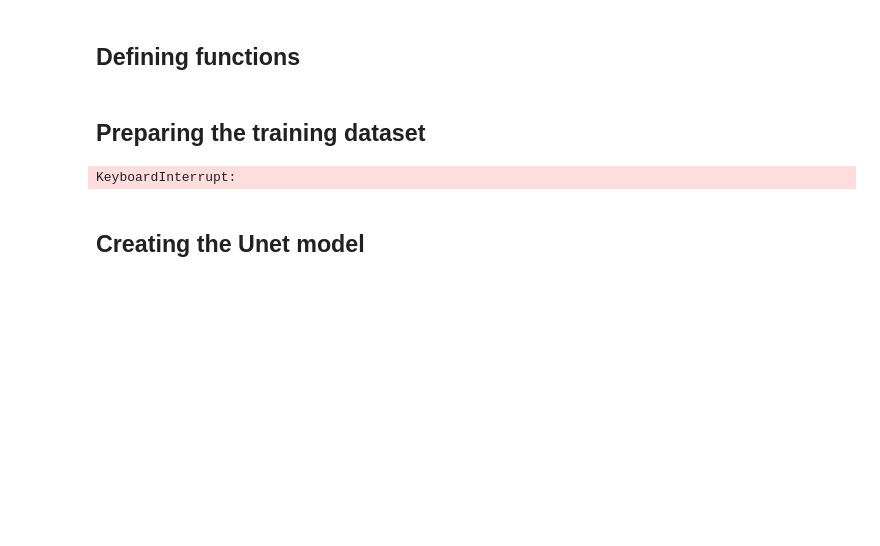
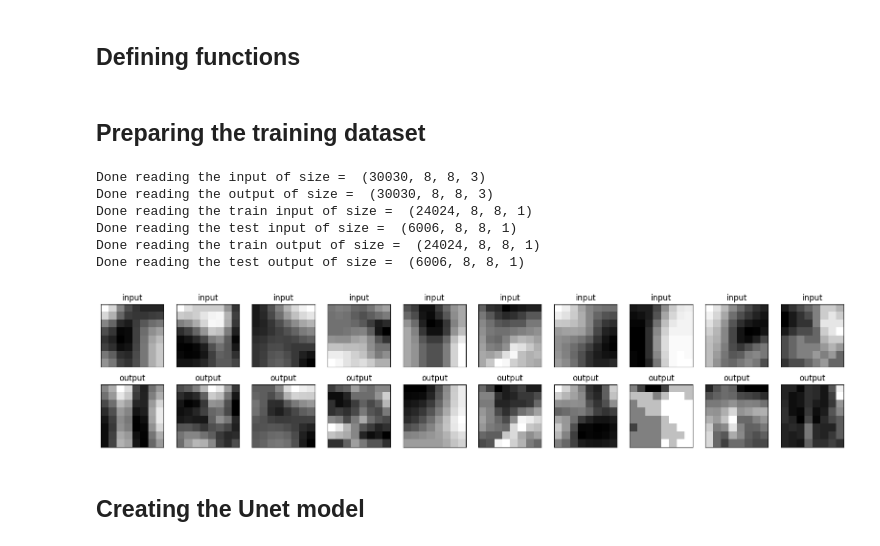
Before and after one commit to mgnarag/painting_restoration, a Jupyter notebook: unet_L_8.ipynb, the cells around one changed output. Saved outputs shown, nothing was run; the diff lists cells and outputs as text; code cells hidden in the pictures; blank space fills up the shorter version.

```diff
--- a/unet_L_8.ipynb
+++ b/unet_L_8.ipynb
@@ -115,12 +97,12 @@ def contrast_stretch(image):
 size = 8
 model_number = size
 
-zoom_factor = [2.0]
+zoom_factor = [1.5,2.0]
 input = []
 output = []
 
-input_folder_path = file_path + 'Training/input/'
-output_folder_path = file_path + 'Training/output/'
+input_folder_path = file_path + 'Training/portion only/input/'
+output_folder_path = file_path + 'Training/portion only/output/'
 # List all files in the directory
 input_files = sorted(os.listdir(input_folder_path))
 output_files = sorted(os.listdir(output_folder_path))
@@ -162,26 +144,33 @@ print("Done reading the test input of size = ", test_input.shape)
 print("Done reading the train output of size = ", train_input.shape)
 print("Done reading the test output of size = ", test_input.shape)
 # %% [output]
-KeyboardInterrupt:
+Done reading the input of size =  (30030, 8, 8, 3)
+Done reading the output of size =  (30030, 8, 8, 3)
+Done reading the train input of size =  (24024, 8, 8, 1)
+Done reading the test input of size =  (6006, 8, 8, 1)
+Done reading the train output of size =  (24024, 8, 8, 1)
+Done reading the test output of size =  (6006, 8, 8, 1)
 # %%
-N = 15000
+N = 500
 n = 10
 plt.figure(figsize=(20, 4))
 for i in range(0,10):
     ax = plt.subplot(2, n, i + 1)
     plt.title("input")
     plt.imshow((train_input[i+N]))
     plt.gray()
     ax.get_xaxis().set_visible(False)
     ax.get_yaxis().set_visible(False)
 
     bx = plt.subplot(2, n, i + n + 1)
     plt.title("output")
     plt.imshow((train_output[i+N]))
     plt.gray()
     bx.get_xaxis().set_visible(False)
     bx.get_yaxis().set_visible(False)
 plt.show()
+# %% [output]
+[figure, added]
 # %% [markdown]
 ## Creating the Unet model
 # %%
```
Also changed, not shown: parts of 7 cells of this notebook.
